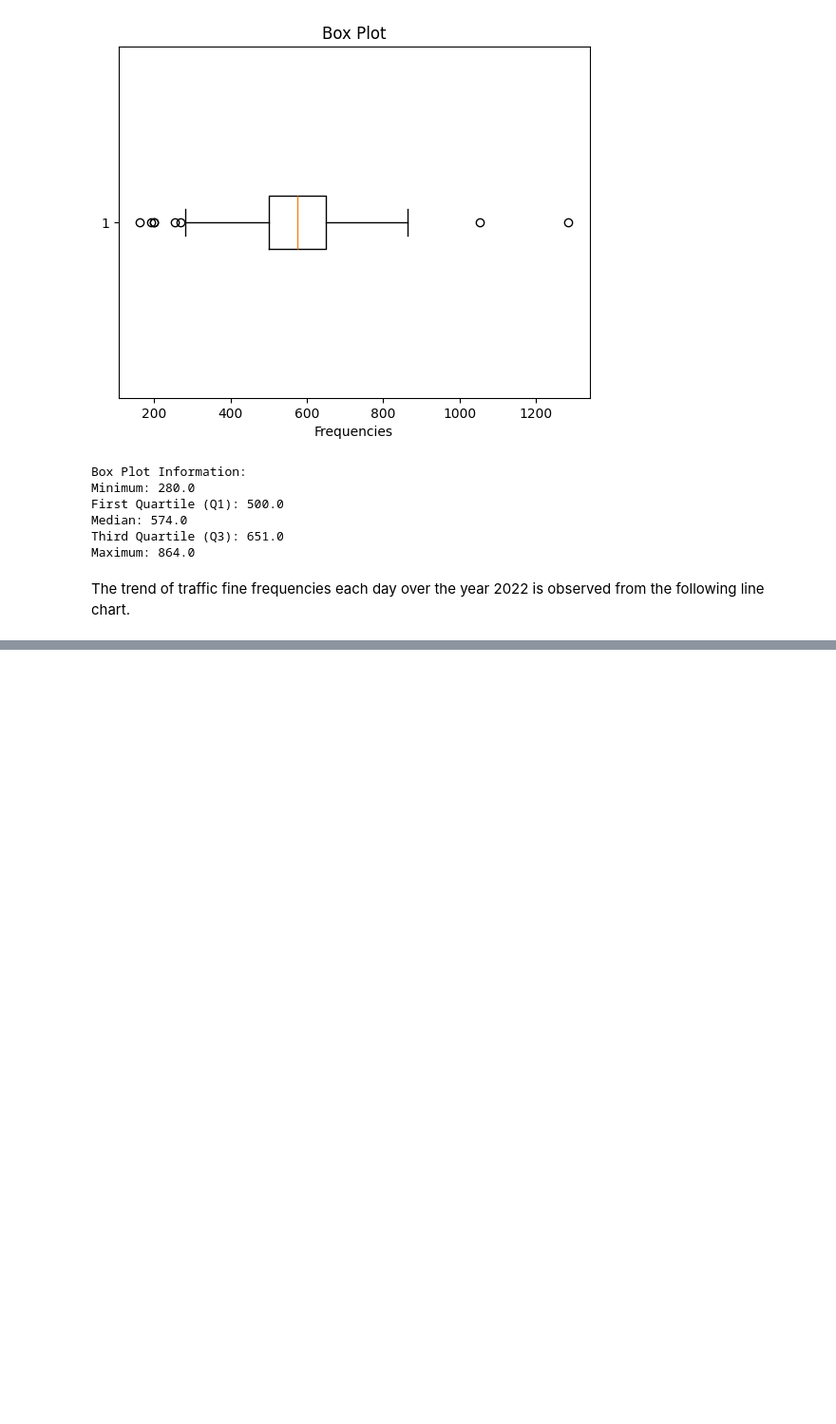
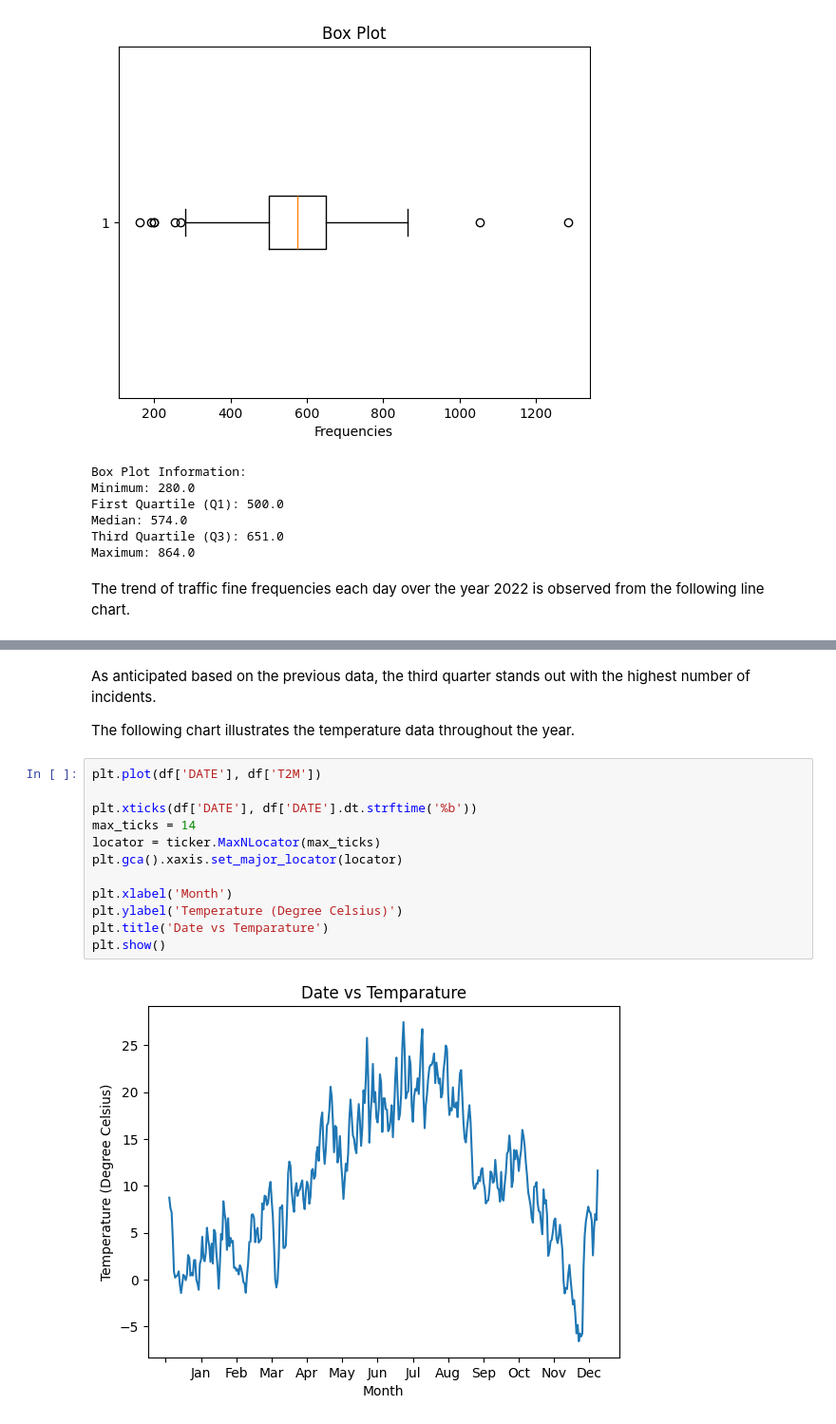
Before and after one commit to shuvanon/made-template-ws2324, a Jupyter notebook: project/exploration.ipynb, the cells around one changed output, grey strips where cells are left out. Shown at 95% size. Saved outputs shown, nothing was run; the diff lists cells and outputs as text; blank space fills up the shorter version.

```diff
--- a/project/exploration.ipynb
+++ b/project/exploration.ipynb
@@ -119,0 +160,18 @@ NameError: name 'ticker' is not defined
+# %% [markdown]
+As anticipated based on the previous data, the third quarter stands out with the highest number of incidents.
+
+The following chart illustrates the temperature data throughout the year.
+# %%
+plt.plot(df['DATE'], df['T2M'])
+
+plt.xticks(df['DATE'], df['DATE'].dt.strftime('%b'))
+max_ticks = 14
+locator = ticker.MaxNLocator(max_ticks)
+plt.gca().xaxis.set_major_locator(locator)
+
+plt.xlabel('Month')
+plt.ylabel('Temperature (Degree Celsius)')
+plt.title('Date vs Temparature')
+plt.show()
+# %% [output]
+[figure, added]
```
Also changed, not shown: parts of 23 cells of this notebook, 1 other file.
